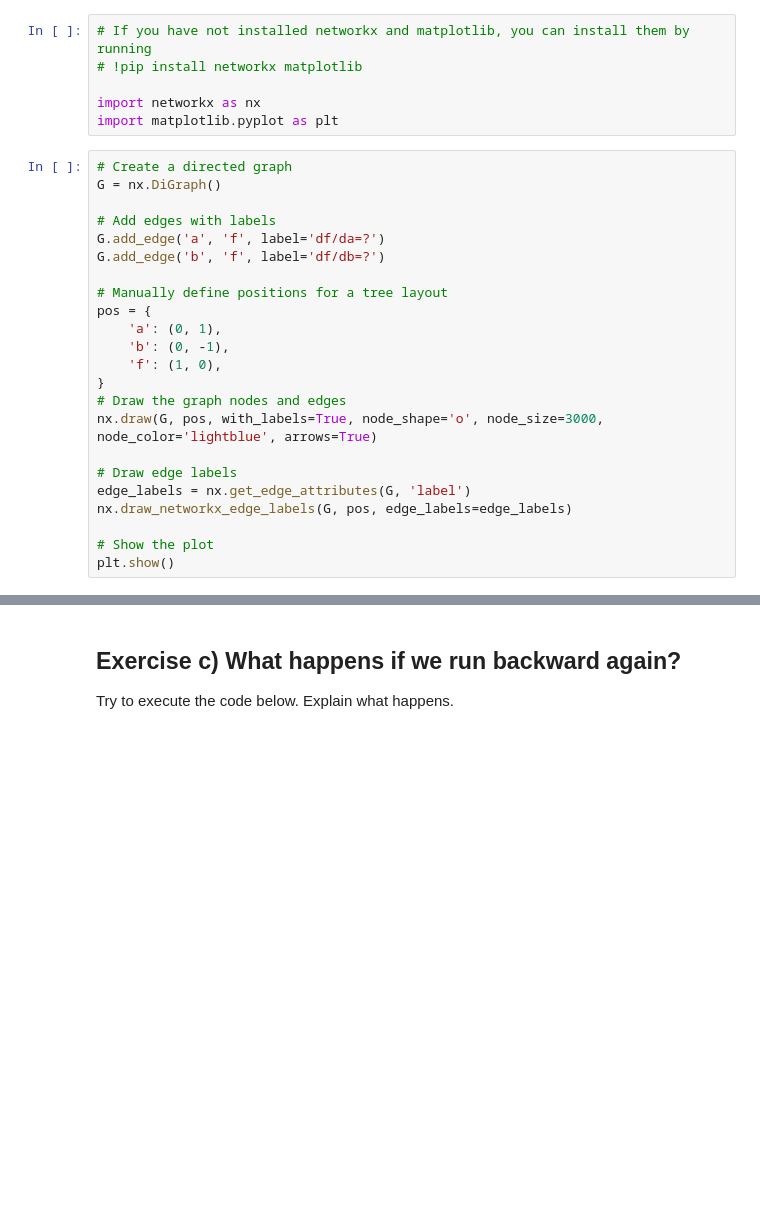
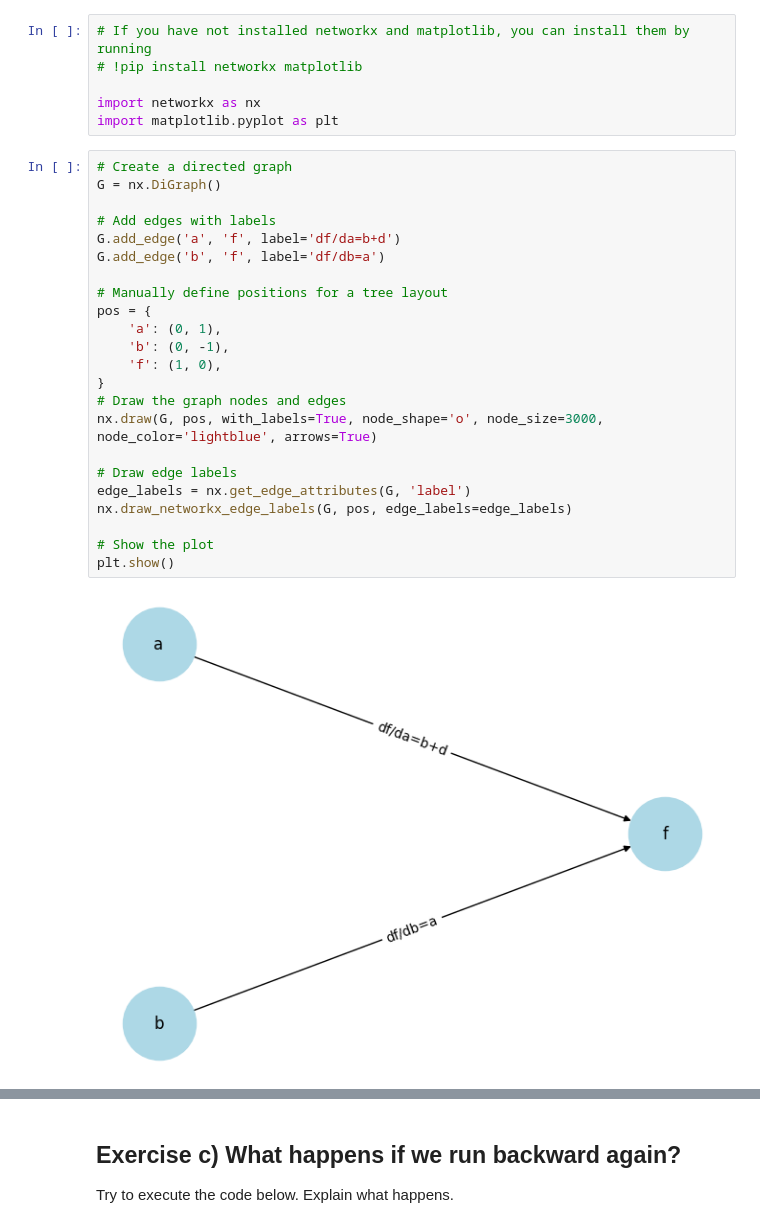
Before and after one commit to christianhempel/AdvancedDeeplearning, a Jupyter notebook: Assignment1/DL_AutoDiff_Nanograd.ipynb, the cells around one changed output, grey strips where cells are left out. Drawn from its saved outputs; the diff is of its cells as text; blank space fills up the shorter version.

```diff
--- a/Assignment1/DL_AutoDiff_Nanograd.ipynb
+++ b/Assignment1/DL_AutoDiff_Nanograd.ipynb
@@ -134,26 +190,28 @@ import matplotlib.pyplot as plt
 # %%
 # Create a directed graph
 G = nx.DiGraph()
 
 # Add edges with labels
-G.add_edge('a', 'f', label='df/da=?')
-G.add_edge('b', 'f', label='df/db=?')
+G.add_edge('a', 'f', label='df/da=b+d')
+G.add_edge('b', 'f', label='df/db=a')
 
 # Manually define positions for a tree layout
 pos = {
     'a': (0, 1),
     'b': (0, -1),
     'f': (1, 0),
 }
 # Draw the graph nodes and edges
 nx.draw(G, pos, with_labels=True, node_shape='o', node_size=3000, node_color='lightblue', arrows=True)
 
 # Draw edge labels
 edge_labels = nx.get_edge_attributes(G, 'label')
 nx.draw_networkx_edge_labels(G, pos, edge_labels=edge_labels)
 
 # Show the plot
 plt.show()
+# %% [output]
+[figure, added]
 # %%
 # Create a directed graph
 G = nx.DiGraph()
```
Also changed, not shown: parts of 30 cells of this notebook, 10 other files.
